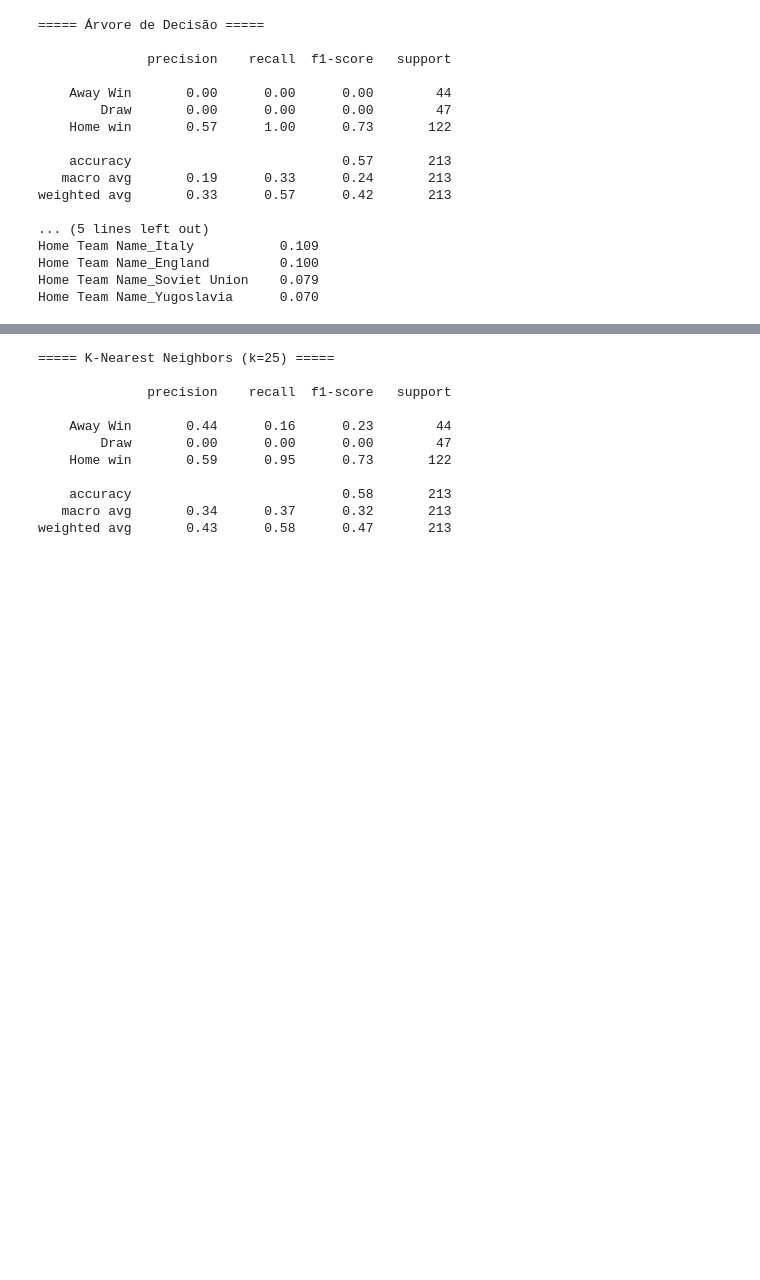
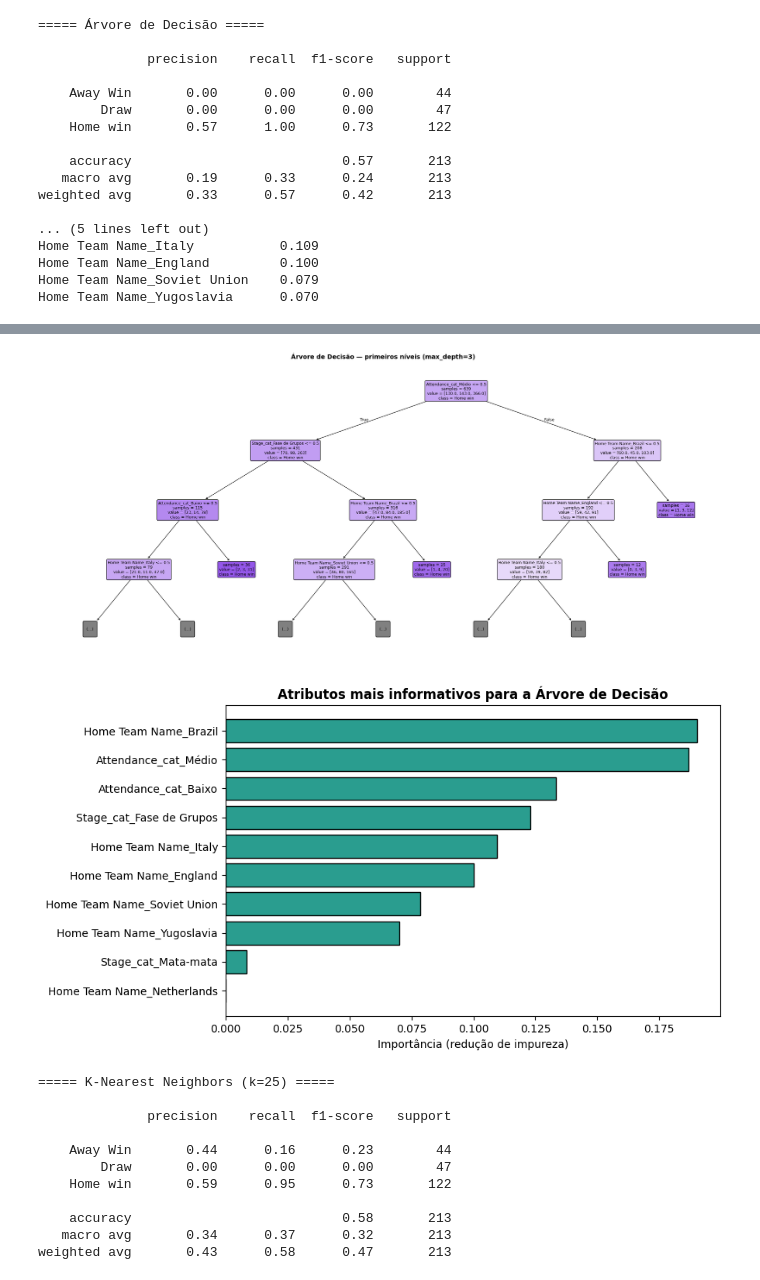
Before and after one commit to Gabriel-ASPP/WorldCupMatches_PredictionSystem, a Jupyter notebook: SuperProjeto.ipynb, the cells around one changed output, grey strips where cells are left out. Drawn from its saved outputs; the diff is of its cells as text; code cells hidden in the pictures; blank space fills up the shorter version.

Commit message:
Adiciona visualizações da Árvore de Decisão e do KNN no notebook

```diff
--- a/SuperProjeto.ipynb
+++ b/SuperProjeto.ipynb
@@ -630,3 +634,33 @@ Home Team Name_Yugoslavia      0.070
+# %%
+# ===== Visualização da Árvore de Decisão (diagrama de regras) =====
+from sklearn.tree import plot_tree
+
+fig, ax = plt.subplots(figsize=(22, 10))
+plot_tree(
+    arvore,
+    feature_names=X.columns,
+    class_names=arvore.classes_,
+    filled=True, rounded=True, impurity=False,
+    fontsize=9, max_depth=3, ax=ax,
+)
+ax.set_title("Árvore de Decisão — primeiros níveis (max_depth=3)",
+             fontsize=14, fontweight="bold")
+plt.tight_layout()
+plt.show()
+
+# Importância dos atributos segundo a árvore
+import_top = (pd.Series(arvore.feature_importances_, index=X.columns)
+                .sort_values(ascending=False).head(10))
+fig, ax = plt.subplots(figsize=(9, 5))
+ax.barh(import_top.index[::-1], import_top.values[::-1], color="#2a9d8f", edgecolor="black")
+ax.set_title("Atributos mais informativos para a Árvore de Decisão",
+             fontsize=12, fontweight="bold")
+ax.set_xlabel("Importância (redução de impureza)")
+plt.tight_layout()
+plt.show()
+# %% [output]
+[figure, added]
+[figure, added]
 # %%
 # ===== MODELO 3 — K-Nearest Neighbors (KNN) =====
 # Algoritmo baseado em distância: classifica uma partida pela "maioria" entre
```
Also changed, not shown: parts of 3 cells of this notebook.
